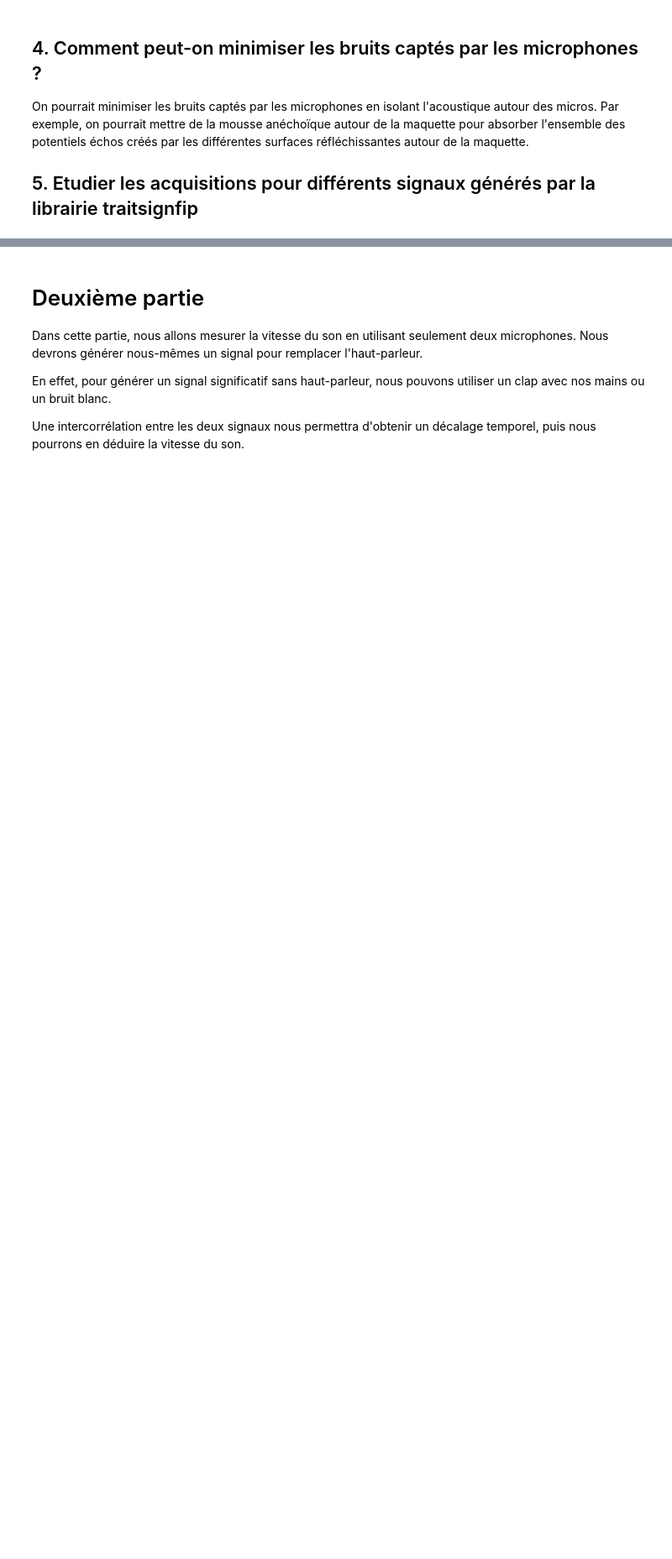
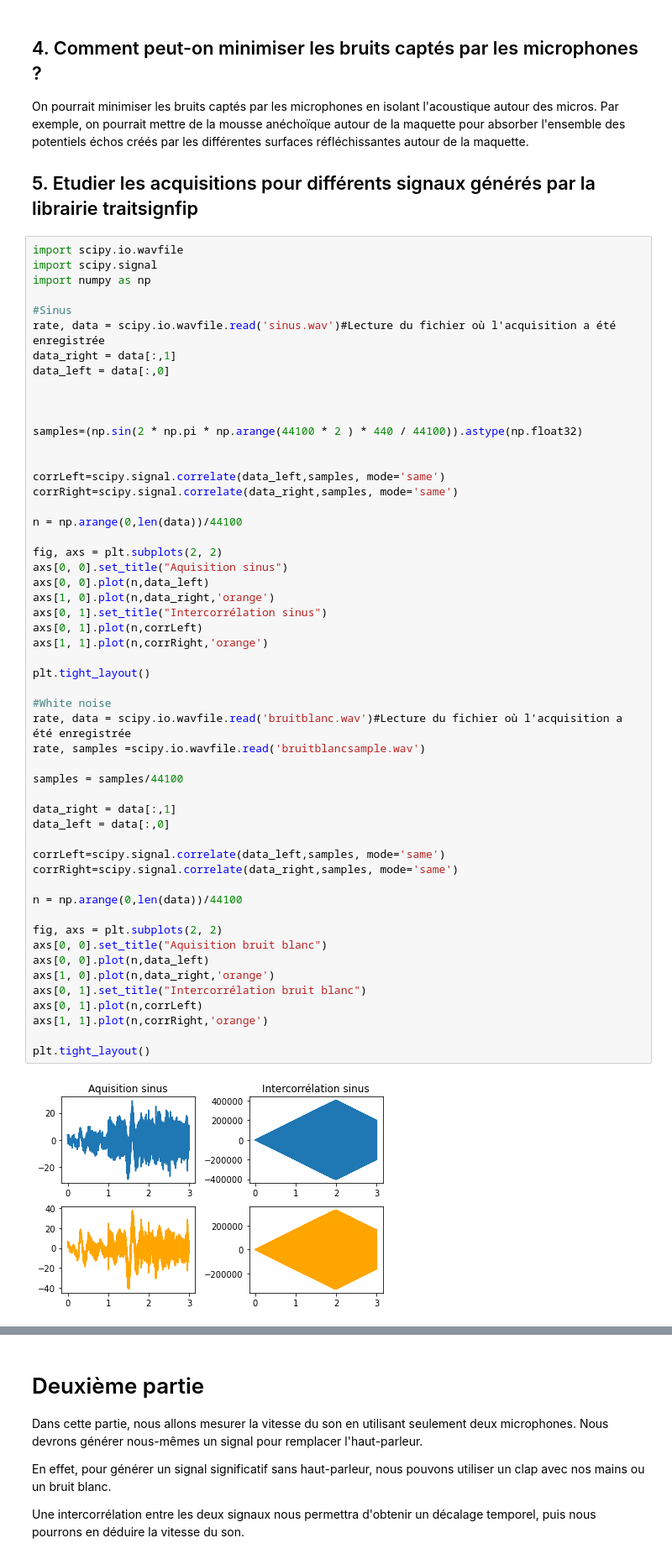
Before and after one commit to zuce68/ProjetFIP2A, a Jupyter notebook: Professeur/TP1/MesureDuSon.ipynb, the cells around one changed output, grey strips where cells are left out. Shown at 84% size. Drawn from its saved outputs; the diff is of its cells as text; blank space fills up the shorter version.

```diff
--- a/Professeur/TP1/MesureDuSon.ipynb
+++ b/Professeur/TP1/MesureDuSon.ipynb
@@ -97,3 +97,58 @@ print("Vitesse : "+str(distance/delta_t)+" m/s")
 On pourrait minimiser les bruits captés par les microphones en isolant l'acoustique autour des micros. Par exemple, on pourrait mettre de la mousse anéchoïque autour de la maquette pour absorber l'ensemble des potentiels échos créés par les différentes surfaces réfléchissantes autour de la maquette.
 
 ## 5. Etudier les acquisitions pour différents signaux générés par la librairie traitsignfip
+# %%
+import scipy.io.wavfile
+import scipy.signal
+import numpy as np
+
+#Sinus
+rate, data = scipy.io.wavfile.read('sinus.wav')#Lecture du fichier où l'acquisition a été enregistrée
+data_right = data[:,1]
+data_left = data[:,0]
+
+
+
+samples=(np.sin(2 * np.pi * np.arange(44100 * 2 ) * 440 / 44100)).astype(np.float32)
+
+
+corrLeft=scipy.signal.correlate(data_left,samples, mode='same')
+corrRight=scipy.signal.correlate(data_right,samples, mode='same')
+
+n = np.arange(0,len(data))/44100
+
+fig, axs = plt.subplots(2, 2)
+axs[0, 0].set_title("Aquisition sinus")
+axs[0, 0].plot(n,data_left)
+axs[1, 0].plot(n,data_right,'orange')
+axs[0, 1].set_title("Intercorrélation sinus")
+axs[0, 1].plot(n,corrLeft)
+axs[1, 1].plot(n,corrRight,'orange')
+
+plt.tight_layout()
+
+#White noise
+rate, data = scipy.io.wavfile.read('bruitblanc.wav')#Lecture du fichier où l'acquisition a été enregistrée
+rate, samples =scipy.io.wavfile.read('bruitblancsample.wav')
+
+samples = samples/44100
+
+data_right = data[:,1]
+data_left = data[:,0]
+
+corrLeft=scipy.signal.correlate(data_left,samples, mode='same')
+corrRight=scipy.signal.correlate(data_right,samples, mode='same')
+
+n = np.arange(0,len(data))/44100
+
+fig, axs = plt.subplots(2, 2)
+axs[0, 0].set_title("Aquisition bruit blanc")
+axs[0, 0].plot(n,data_left)
+axs[1, 0].plot(n,data_right,'orange')
+axs[0, 1].set_title("Intercorrélation bruit blanc")
+axs[0, 1].plot(n,corrLeft)
+axs[1, 1].plot(n,corrRight,'orange')
+
+plt.tight_layout()
+# %% [output]
+[figure, added]
```
Also changed, not shown: parts of 4 cells of this notebook, 6 other files.
